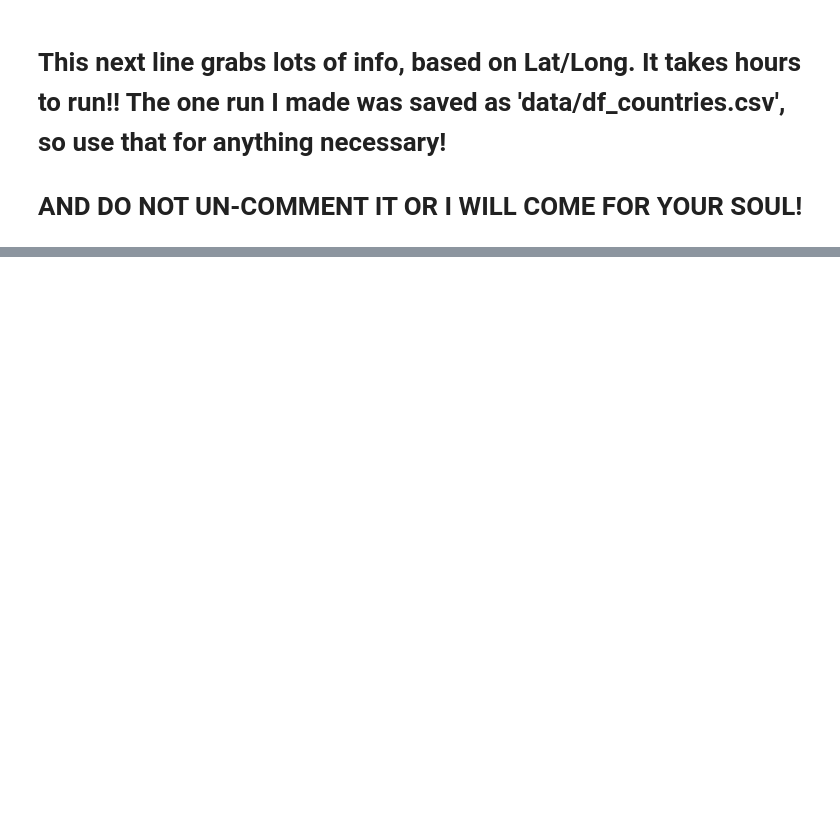
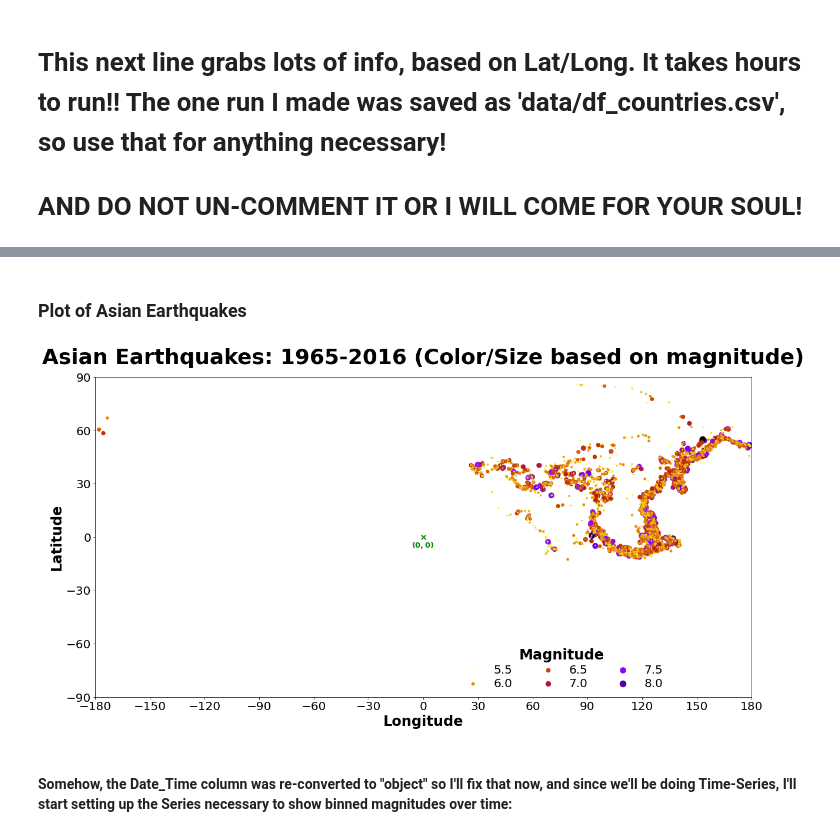
Before and after one commit to theobigdog/On-Shaky-Ground---Earthquakes-in-Asia, a Jupyter notebook: Flatiron Capstone - Earthquake Prediction.ipynb, the cells around one changed output, grey strips where cells are left out. Drawn from its saved outputs; the diff is of its cells as text; code cells hidden in the pictures; blank space fills up the shorter version.

```diff
--- a/Flatiron Capstone - Earthquake Prediction.ipynb
+++ b/Flatiron Capstone - Earthquake Prediction.ipynb
@@ -695,0 +558,16 @@ df_countries
+# %%
+def is_asian(country):
+    asia = ['Afghanistan','Armernia','Azerbaijan','Bahrain','Bangladesh','Bhutan','Brunei',
+           'Cambodia','China','Cyprus','Georgia','India','Indonesia','Iran','Irag','Israel',
+           'Japan','Jordan','Kazakhstan','Kuwait','Kyrgyzstan','Laos','Lebanon','Malaysia',
+           'Maldives','Mongolia','Myanmar','Nepal','North Korea','Oman','Pakistan','Palestine',
+           'Philippines','Qatar','Russia','Saudi Arabia','Singapore','South Korea','Sri Lanka',
+           'Syria','Taiwan','Tajikistan','Thailand','Timor-Leste','Turkey','Turkmenistan','UAE',
+           'United Arab Emirates','United Arab Emirates (UAE)','Uzbekistan','Vietnam','Yemen']
+    if country in asia:
+        asian = 1
+    else:
+        asian = 0
+    return asian
+# %%
+df_countries['In_Asia'] = df_countries['Country'].apply(is_asian)
@@ -695,0 +599,3 @@ df_countries
+# %%
+df_asian = df_countries[df_countries['In_Asia'] == 1].reset_index(drop=True)
+df_asian
@@ -695,0 +616,5 @@ df_countries
+# %%
+#  Oops!  Extra indices from the two "big" engineered features.  Dropping:
+
+drop_indices = ['Unnamed: 0','Unnamed: 0.1']
+df_asian = df_asian.drop(drop_indices, axis=1)
@@ -695,0 +650,24 @@ df_countries
+# %% [markdown]
+### Plot of Asian Earthquakes
+# %%
+fig, ax = plt.subplots(figsize=(20,10))
+sns.scatterplot(x=df_asian['Longitude'], y=df_asian['Latitude'], hue=df_asian['Magnitude'],
+                size=df_asian['Magnitude'], sizes=(1,125),marker='o',palette='gnuplot_r')
+legend = plt.legend(title='Magnitude', title_fontsize=24, fontsize=20, labelspacing=0.2,
+                loc=(0.55,0.01), ncol=3, frameon=False, labelcolor='black')
+plt.setp(legend.get_title(), color ='black', fontweight='bold')
+ax.scatter(x=0,y=0, marker='x', c='green', s=(50), linewidths=2)
+plt.annotate(xy=(-6.5,-6), text='$\\bf{(0,0)}$', fontsize=13, c='green')
+ax.set_ylim([-90,90])
+plt.title('Asian Earthquakes: 1965-2016 (Color/Size based on magnitude)', fontsize=36,
+          fontweight='bold', y=1.03)
+plt.xlabel('Longitude', fontsize=24, fontweight='bold')
+plt.yticks(lat_30, fontsize=20)
+ax.set_xlim([-180,180])
+plt.ylabel('Latitude', fontsize=24, fontweight='bold')
+plt.xticks(ticks=(long_30), fontsize=20);
+# plt.savefig('images/earthquake_map_asian_black_125dot.png', transparent=True, dpi=300)
+# %% [output]
+[figure, added]
+# %% [markdown]
+#### Somehow, the Date_Time column was re-converted to "object" so I'll fix that now, and since we'll be doing Time-Series, I'll start setting up the Series necessary to show binned magnitudes over time:
```
Also changed, not shown: parts of 49 cells of this notebook, 5 other files.
